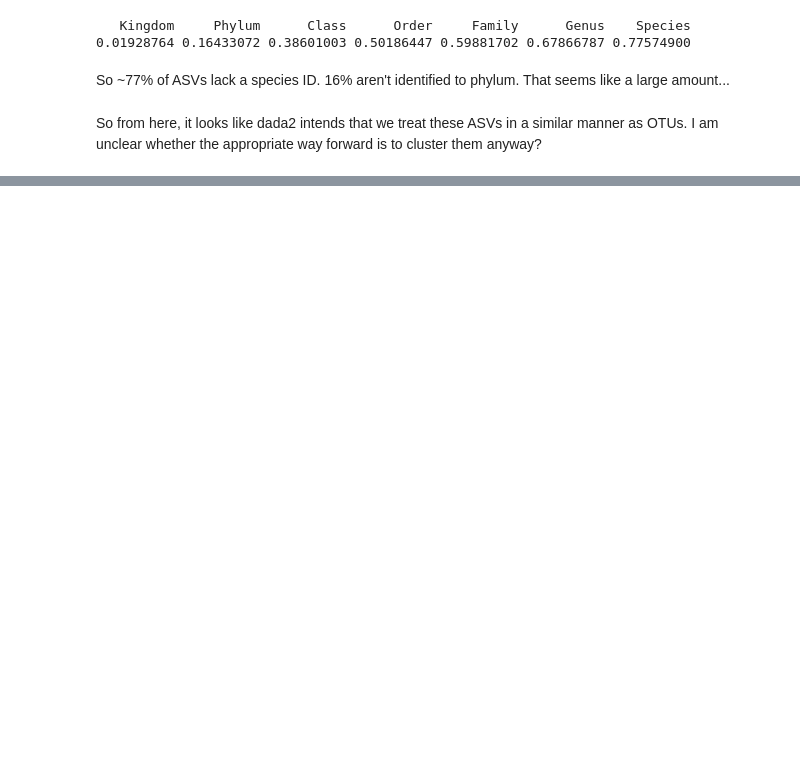
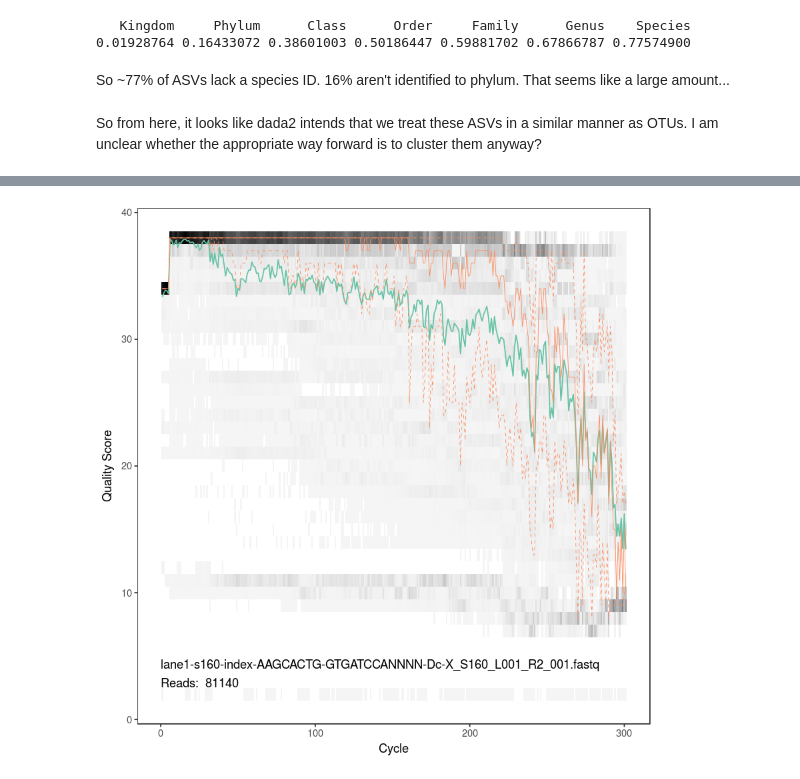
Before and after one commit to danchurch/taiwan_dada2, a Jupyter notebook: dada2pipeline.ipynb, the cells around one changed output, grey strips where cells are left out. Drawn from its saved outputs; the diff is of its cells as text; code cells hidden in the pictures; blank space fills up the shorter version.

```diff
--- a/dada2pipeline.ipynb
+++ b/dada2pipeline.ipynb
@@ -1344,0 +1414,4 @@ So from here, it looks like dada2 intends that we treat these ASVs in a similar
+# %%
+plotQualityProfile(wood_fnRs[1])
+# %% [output]
+[figure, added]
```
Also changed, not shown: parts of 15 cells of this notebook, 1 other file.
